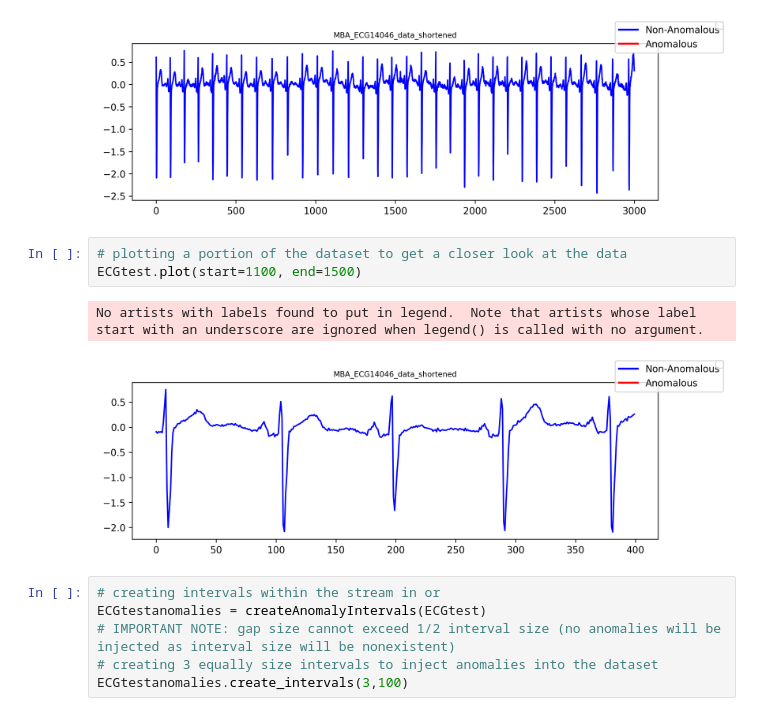
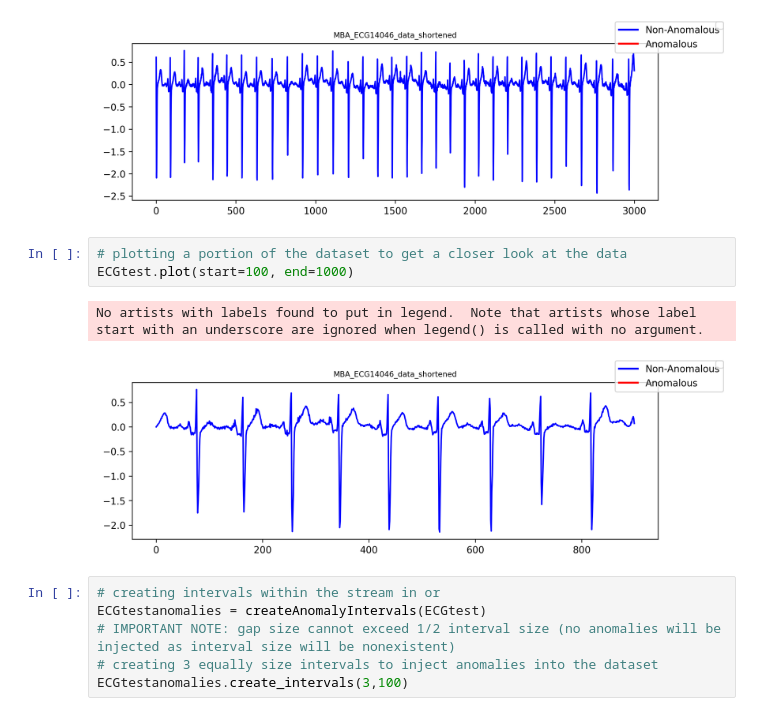
Before and after one commit to mac-dsl/AnomalyDriftDetection, a Jupyter notebook: util/anomaly_injection_demo.ipynb, the cells around one changed output. Saved outputs shown, nothing was run; the diff lists cells and outputs as text.

```diff
--- a/util/anomaly_injection_demo.ipynb
+++ b/util/anomaly_injection_demo.ipynb
@@ -25,10 +25,10 @@ No artists with labels found to put in legend.  Note that artists whose label st
 [figure]
 # %%
 # plotting a portion of the dataset to get a closer look at the data
-ECGtest.plot(start=1100, end=1500)
+ECGtest.plot(start=100, end=1000)
 # %% [output]
 No artists with labels found to put in legend.  Note that artists whose label start with an underscore are ignored when legend() is called with no argument.
-[figure, old version]
+[figure, new version]
 # %%
 # creating intervals within the stream in or
 ECGtestanomalies = createAnomalyIntervals(ECGtest)
```
Also changed, not shown: parts of 3 cells of this notebook, 9 other files.
